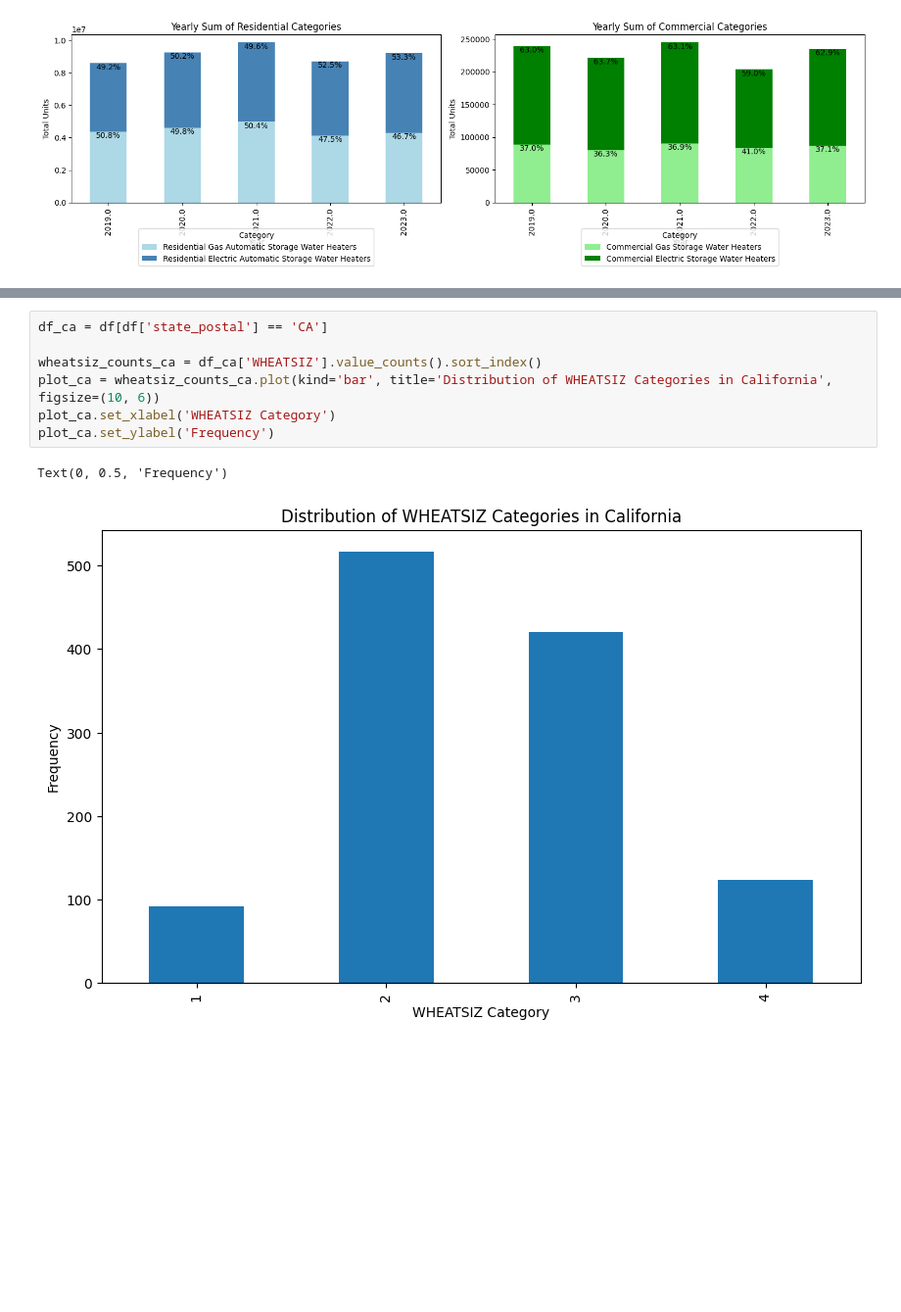
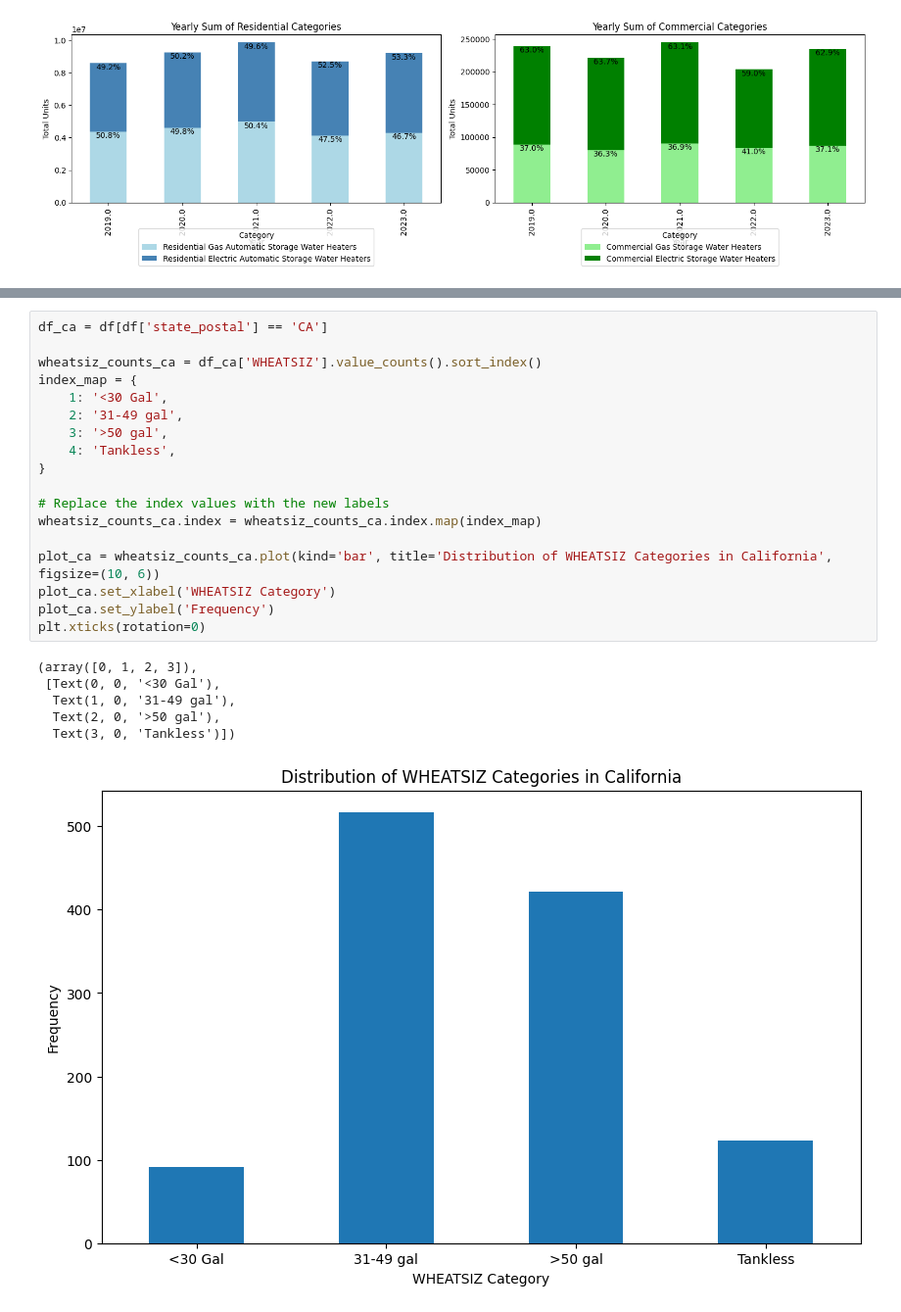
Before and after one commit to JadenFaste/AHRIData, a Jupyter notebook: AHRIAnalysis_V02.ipynb, the cells around one changed output, grey strips where cells are left out. Shown: that part at 98% size. Saved outputs shown, nothing was run; the diff lists cells and outputs as text; blank space fills up the shorter version.

```diff
--- a/AHRIAnalysis_V02.ipynb
+++ b/AHRIAnalysis_V02.ipynb
@@ -356,10 +368,25 @@ plot_path_clean
 # %%
 df_ca = df[df['state_postal'] == 'CA']
 
 wheatsiz_counts_ca = df_ca['WHEATSIZ'].value_counts().sort_index()
+index_map = {
+    1: '<30 Gal',
+    2: '31-49 gal',
+    3: '>50 gal',
+    4: 'Tankless',
+}
+
+# Replace the index values with the new labels
+wheatsiz_counts_ca.index = wheatsiz_counts_ca.index.map(index_map)
+
 plot_ca = wheatsiz_counts_ca.plot(kind='bar', title='Distribution of WHEATSIZ Categories in California', figsize=(10, 6))
 plot_ca.set_xlabel('WHEATSIZ Category')
 plot_ca.set_ylabel('Frequency')
+plt.xticks(rotation=0)
 # %% [output]
-Text(0, 0.5, 'Frequency')
+(array([0, 1, 2, 3]),
+ [Text(0, 0, '<30 Gal'),
+  Text(1, 0, '31-49 gal'),
+  Text(2, 0, '>50 gal'),
+  Text(3, 0, 'Tankless')])
-[figure, old version]
+[figure, new version]
```
Also changed, not shown: parts of 3 cells of this notebook.
